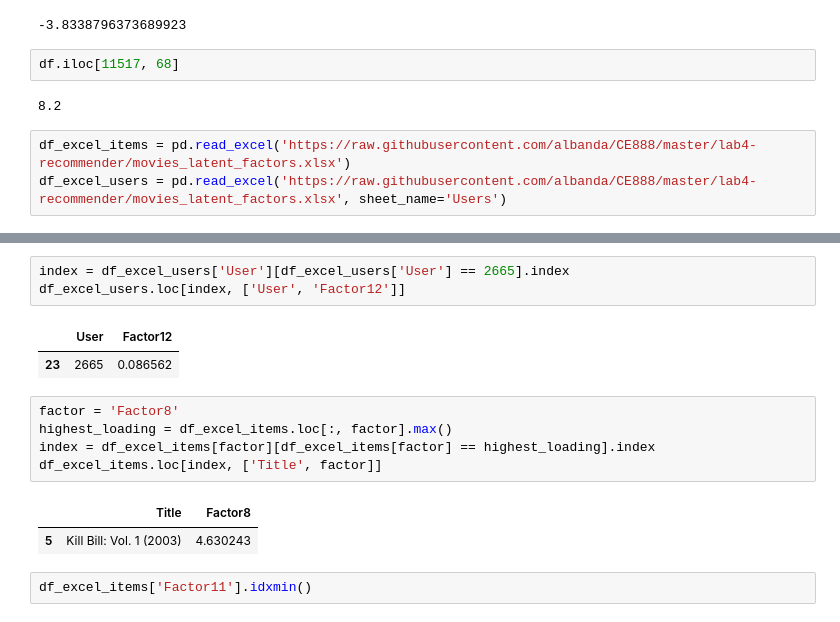
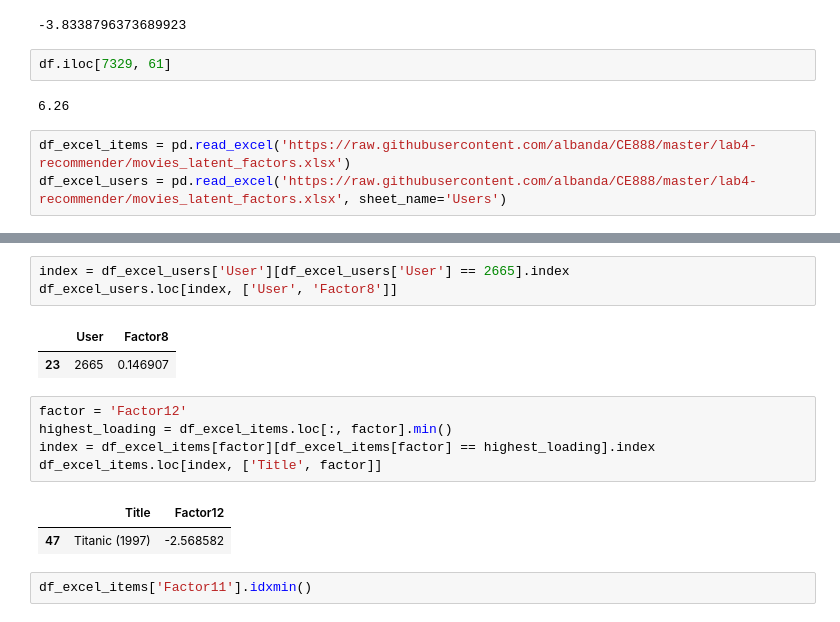
Before and after one commit to Mitesh1809/CE-888, a Jupyter notebook: Lab4_my_recommender.ipynb, the cells around one changed output, grey strips where cells are left out. Cells and saved outputs as stored; diff of their text form.

```diff
--- a/Lab4_my_recommender.ipynb
+++ b/Lab4_my_recommender.ipynb
@@ -212,9 +212,9 @@ df.loc[:, 58].mean()
 # %% [output]
 -3.8338796373689923
 # %%
-df.iloc[11517, 68]
+df.iloc[7329, 61]
 # %% [output]
-8.2
+6.26
 # %%
 df_excel_items = pd.read_excel('https://raw.githubusercontent.com/albanda/CE888/master/lab4-recommender/movies_latent_factors.xlsx')
 df_excel_users = pd.read_excel('https://raw.githubusercontent.com/albanda/CE888/master/lab4-recommender/movies_latent_factors.xlsx', sheet_name='Users')
@@ -235,18 +235,18 @@ df_excel_users.head()
 | 4 | 4529 | -0.014616 | -0.102218 | -0.107935 | 0.155784 | -0.123362 | -0.118228 | -0.013549 | -0.050622 | 0.058698 | -0.159600 | ... |
 # %%
 index = df_excel_users['User'][df_excel_users['User'] == 2665].index
-df_excel_users.loc[index, ['User', 'Factor12']]
+df_excel_users.loc[index, ['User', 'Factor8']]
 # %% [output]
-|  | User | Factor12 |
-| 23 | 2665 | 0.086562 |
+|  | User | Factor8 |
+| 23 | 2665 | 0.146907 |
 # %%
-factor = 'Factor8'
-highest_loading = df_excel_items.loc[:, factor].max()
+factor = 'Factor12'
+highest_loading = df_excel_items.loc[:, factor].min()
 index = df_excel_items[factor][df_excel_items[factor] == highest_loading].index
 df_excel_items.loc[index, ['Title', factor]]
 # %% [output]
-|  | Title | Factor8 |
-| 5 | Kill Bill: Vol. 1 (2003) | 4.630243 |
+|  | Title | Factor12 |
+| 47 | Titanic (1997) | -2.568582 |
 # %%
 df_excel_items['Factor11'].idxmin()
 # %% [output]
```
Also changed, not shown: parts of 10 cells of this notebook.
